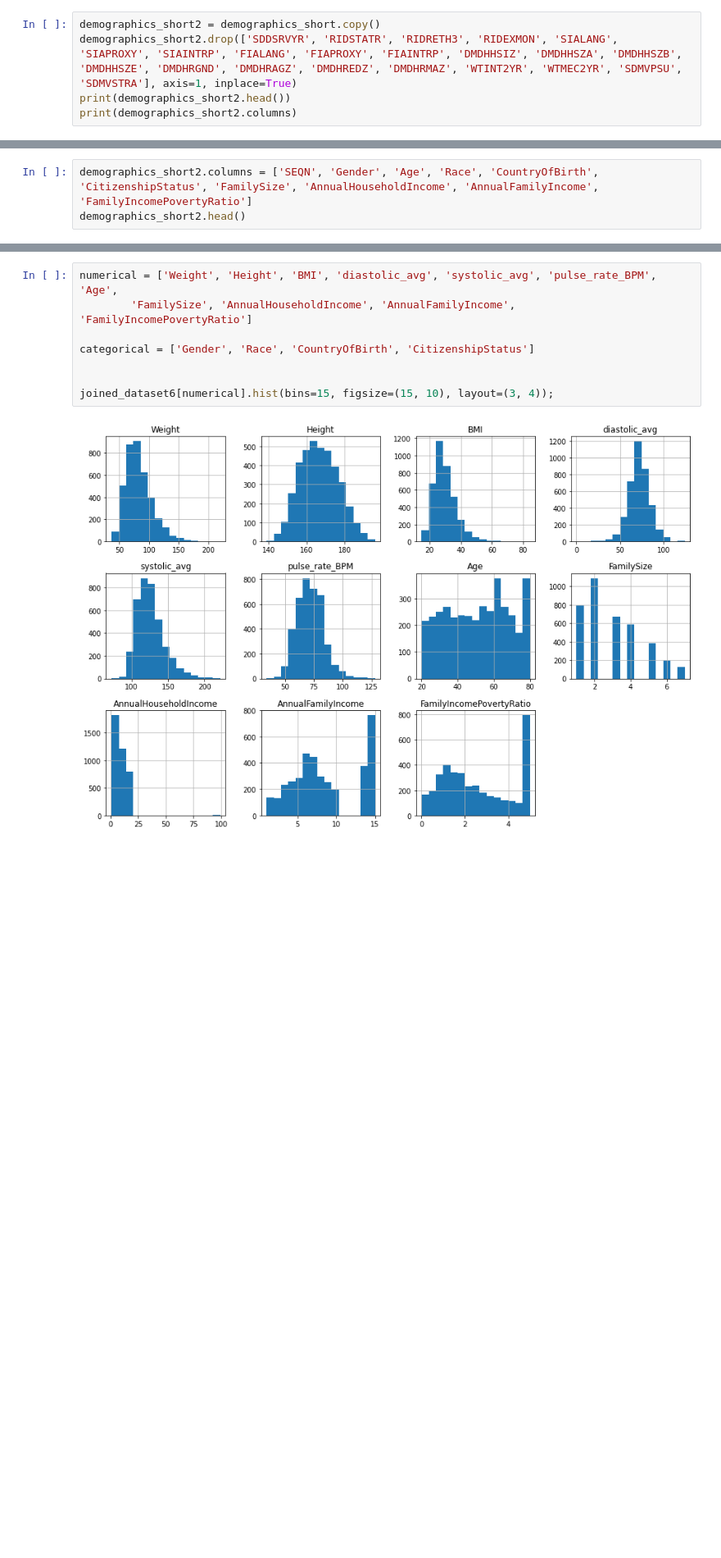
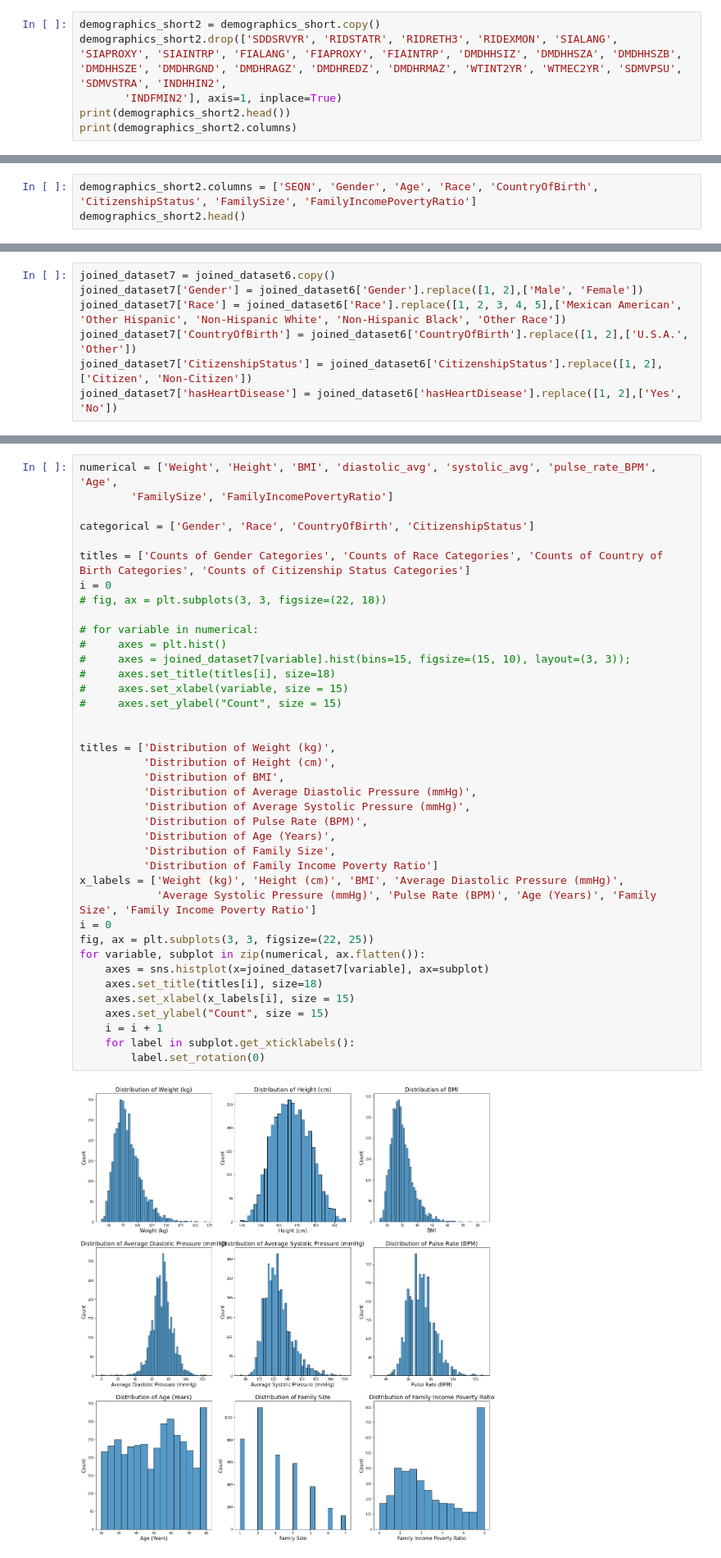
Before and after one commit to DMarshallDeveloper/HeartDiseaseClassifier, a Jupyter notebook: DATA301ProjectPhase2.ipynb, the cells around one changed output, grey strips where cells are left out. Shown at 82% size. Cells and saved outputs as stored; diff of their text form; blank space fills up the shorter version.

Commit message:
Finished the model, tidied up graph code, everything should work perfectly now

```diff
--- a/DATA301ProjectPhase2.ipynb
+++ b/DATA301ProjectPhase2.ipynb
@@ -201,7 +202,8 @@ Index(['SEQN', 'SDDSRVYR', 'RIDSTATR', 'RIAGENDR', 'RIDAGEYR', 'RIDRETH1',
 Next we will select all the columns that we deem relevant. Looking through the dataset, the ones which we do not want to keep are ones that are less about the person, like the data release cycle, and the time period over which the questionaire was conducted, and other irrelevant information such as the information about the household reference person. We do this to narrow down the number of features so that the classification does not become overfitted
 # %%
 demographics_short2 = demographics_short.copy()
-demographics_short2.drop(['SDDSRVYR', 'RIDSTATR', 'RIDRETH3', 'RIDEXMON', 'SIALANG', 'SIAPROXY', 'SIAINTRP', 'FIALANG', 'FIAPROXY', 'FIAINTRP', 'DMDHHSIZ', 'DMDHHSZA', 'DMDHHSZB', 'DMDHHSZE', 'DMDHRGND', 'DMDHRAGZ', 'DMDHREDZ', 'DMDHRMAZ', 'WTINT2YR', 'WTMEC2YR', 'SDMVPSU', 'SDMVSTRA'], axis=1, inplace=True)
+demographics_short2.drop(['SDDSRVYR', 'RIDSTATR', 'RIDRETH3', 'RIDEXMON', 'SIALANG', 'SIAPROXY', 'SIAINTRP', 'FIALANG', 'FIAPROXY', 'FIAINTRP', 'DMDHHSIZ', 'DMDHHSZA', 'DMDHHSZB', 'DMDHHSZE', 'DMDHRGND', 'DMDHRAGZ', 'DMDHREDZ', 'DMDHRMAZ', 'WTINT2YR', 'WTMEC2YR', 'SDMVPSU', 'SDMVSTRA', 'INDHHIN2',
+       'INDFMIN2'], axis=1, inplace=True)
 print(demographics_short2.head())
 print(demographics_short2.columns)
 # %% [output]
@@ -224,7 +226,7 @@ Index(['SEQN', 'RIAGENDR', 'RIDAGEYR', 'RIDRETH1', 'DMDBORN4', 'DMDCITZN',
 # %% [markdown]
 Finally we will rename the variables in this dataset too so that they are clearer to understand
 # %%
-demographics_short2.columns = ['SEQN', 'Gender', 'Age', 'Race', 'CountryOfBirth', 'CitizenshipStatus', 'FamilySize', 'AnnualHouseholdIncome', 'AnnualFamilyIncome', 'FamilyIncomePovertyRatio']
+demographics_short2.columns = ['SEQN', 'Gender', 'Age', 'Race', 'CountryOfBirth', 'CitizenshipStatus', 'FamilySize', 'FamilyIncomePovertyRatio']
 demographics_short2.head()
 # %% [output]
 |  | SEQN | Gender | Age | Race | CountryOfBirth | CitizenshipStatus | FamilySize | ... |
@@ -421 +425,8 @@ Name: CitizenshipStatus, dtype: int64
+# %%
+joined_dataset7 = joined_dataset6.copy()
+joined_dataset7['Gender'] = joined_dataset6['Gender'].replace([1, 2],['Male', 'Female'])
+joined_dataset7['Race'] = joined_dataset6['Race'].replace([1, 2, 3, 4, 5],['Mexican American', 'Other Hispanic', 'Non-Hispanic White', 'Non-Hispanic Black', 'Other Race'])
+joined_dataset7['CountryOfBirth'] = joined_dataset6['CountryOfBirth'].replace([1, 2],['U.S.A.', 'Other'])
+joined_dataset7['CitizenshipStatus'] = joined_dataset6['CitizenshipStatus'].replace([1, 2],['Citizen', 'Non-Citizen'])
+joined_dataset7['hasHeartDisease'] = joined_dataset6['hasHeartDisease'].replace([1, 2],['Yes', 'No'])
 # %% [markdown]
@@ -423,13 +434,44 @@ After this we can see that the dataset is much cleaner now, with no more missing
 # %%
 numerical = ['Weight', 'Height', 'BMI', 'diastolic_avg', 'systolic_avg', 'pulse_rate_BPM', 'Age',
-        'FamilySize', 'AnnualHouseholdIncome', 'AnnualFamilyIncome', 'FamilyIncomePovertyRatio']
+        'FamilySize', 'FamilyIncomePovertyRatio']
 
 categorical = ['Gender', 'Race', 'CountryOfBirth', 'CitizenshipStatus']
 
+titles = ['Counts of Gender Categories', 'Counts of Race Categories', 'Counts of Country of Birth Categories', 'Counts of Citizenship Status Categories']
+i = 0
+# fig, ax = plt.subplots(3, 3, figsize=(22, 18))
 
-joined_dataset6[numerical].hist(bins=15, figsize=(15, 10), layout=(3, 4));
+# for variable in numerical:
+#     axes = plt.hist()
+#     axes = joined_dataset7[variable].hist(bins=15, figsize=(15, 10), layout=(3, 3));
+#     axes.set_title(titles[i], size=18)
+#     axes.set_xlabel(variable, size = 15)
+#     axes.set_ylabel("Count", size = 15)
+
+
+titles = ['Distribution of Weight (kg)',
+          'Distribution of Height (cm)',
+          'Distribution of BMI',
+          'Distribution of Average Diastolic Pressure (mmHg)',
+          'Distribution of Average Systolic Pressure (mmHg)',
+          'Distribution of Pulse Rate (BPM)',
+          'Distribution of Age (Years)',
+          'Distribution of Family Size',
+          'Distribution of Family Income Poverty Ratio']
+x_labels = ['Weight (kg)', 'Height (cm)', 'BMI', 'Average Diastolic Pressure (mmHg)',
+            'Average Systolic Pressure (mmHg)', 'Pulse Rate (BPM)', 'Age (Years)', 'Family Size', 'Family Income Poverty Ratio']
+i = 0
+fig, ax = plt.subplots(3, 3, figsize=(22, 25))
+for variable, subplot in zip(numerical, ax.flatten()):
+    axes = sns.histplot(x=joined_dataset7[variable], ax=subplot)
+    axes.set_title(titles[i], size=18)
+    axes.set_xlabel(x_labels[i], size = 15)
+    axes.set_ylabel("Count", size = 15)
+    i = i + 1
+    for label in subplot.get_xticklabels():
+        label.set_rotation(0)
 # %% [output]
-[figure, old version]
+[figure, new version]
 # %% [markdown]
 There are a lot of valuable insights contained in this data here, and we will briefly comment on each graph in turn. The 'Weight' graph follows a fairly normal distribution with a right skew, and looks standard. We can see that the 'Height' graph follows a very good normal distribution with no skew at all. The BMI skews to the right once again, with a normal looking distribution, and this makes sense, as it is simply made up of the height and weight variables, of which 'Weight' itself has the same skew. All the heart related variables look fairly normal. The 'Age' graph is interesting, showing that the participants are relatively uniformly selected from all age groups, although there are significantly more 60-64 and 76-80 year olds in the data. Family size shows us that most people only live with one other person, and the family income poverty ratio has a spike at the end as well. This is because values greater than 5 were coded as 5 for the purpose of preserving anonymity, so this is something to be aware of.
 # %% [markdown]
```
Also changed, not shown: parts of 51 cells of this notebook.
